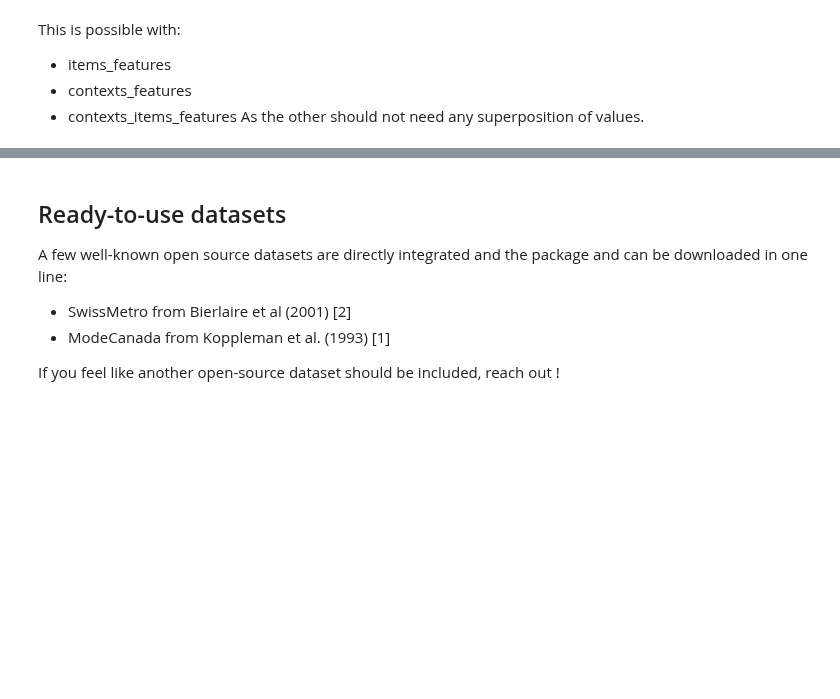
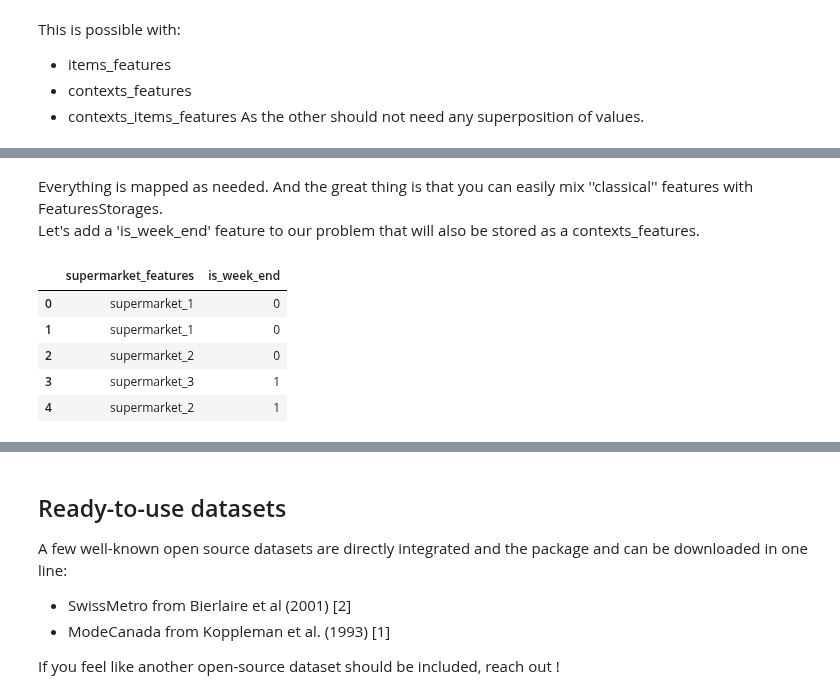
Before and after one commit to artefactory/choice-learn, a Jupyter notebook: notebooks/choice_learn_introduction_data.ipynb, the cells around one changed output, grey strips where cells are left out. Cells and saved outputs as stored; diff of their text form; code cells hidden in the pictures; blank space fills up the shorter version.

Commit message:
ADD: better Storage example

```diff
--- a/notebooks/choice_learn_introduction_data.ipynb
+++ b/notebooks/choice_learn_introduction_data.ipynb
@@ -394,0 +384,17 @@ print(feat_store.batch[[0, 1, 5]])
+# %%
+# Here are our choices:
+choices = [0, 1, 2, 0, 2, 1, 1, 0, 2, 1, 2, 0, 2, 0, 1, 2, 1, 0]
+supermarket_features = [[100, 250], [150, 500], [80, 100]]
+# Now our store sequence of supermarkets is:
+supermarkets_sequence = [1, 1, 2, 3, 2, 1, 2, 1, 1, 2, 3, 2, 1, 2, 2, 3, 1, 2]
+
+# The usual way to store the features would be to create the contexts_features array that contains
+# the right features:
+usual_supermarket_features = np.array([supermarket_features[supermarket_id - 1] for supermarket_id in supermarkets_sequence])
+print("Usual Supermakerket Features Shape:", usual_supermarket_features.shape)
+
+# And now we can create our ChoiceDataset:
+
+usual_dataset = ChoiceDataset(choices=choices,
+                              fixed_items_features=np.eye(3),
+                              contexts_features=usual_supermarket_features)
@@ -394,0 +438,2 @@ print(feat_store.batch[[0, 1, 5]])
+# %%
+str_supermarkets_sequence = [[f"supermarket_{i}"] for i in supermarkets_sequence]
@@ -394,0 +485,14 @@ print(feat_store.batch[[0, 1, 5]])
+# %% [markdown]
+Everything is mapped as needed. And the great thing is that you can easily mix ''classical'' features with FeaturesStorages.\
+Let's add a 'is_week_end' feature to our problem that will also be stored as a contexts_features.
+# %%
+contexts_features = pd.DataFrame({"supermarket_features": np.array(str_supermarkets_sequence).squeeze(),
+"is_week_end": [0, 0, 0, 1, 1, 0, 1, 0, 1, 1, 1, 1, 0, 0, 1, 0, 0, 0]})
+contexts_features.head()
+# %% [output]
+|  | supermarket_features | is_week_end |
+| 0 | supermarket_1 | 0 |
+| 1 | supermarket_1 | 0 |
+| 2 | supermarket_2 | 0 |
+| 3 | supermarket_3 | 1 |
+| 4 | supermarket_2 | 1 |
```
Also changed, not shown: parts of 24 cells of this notebook.
